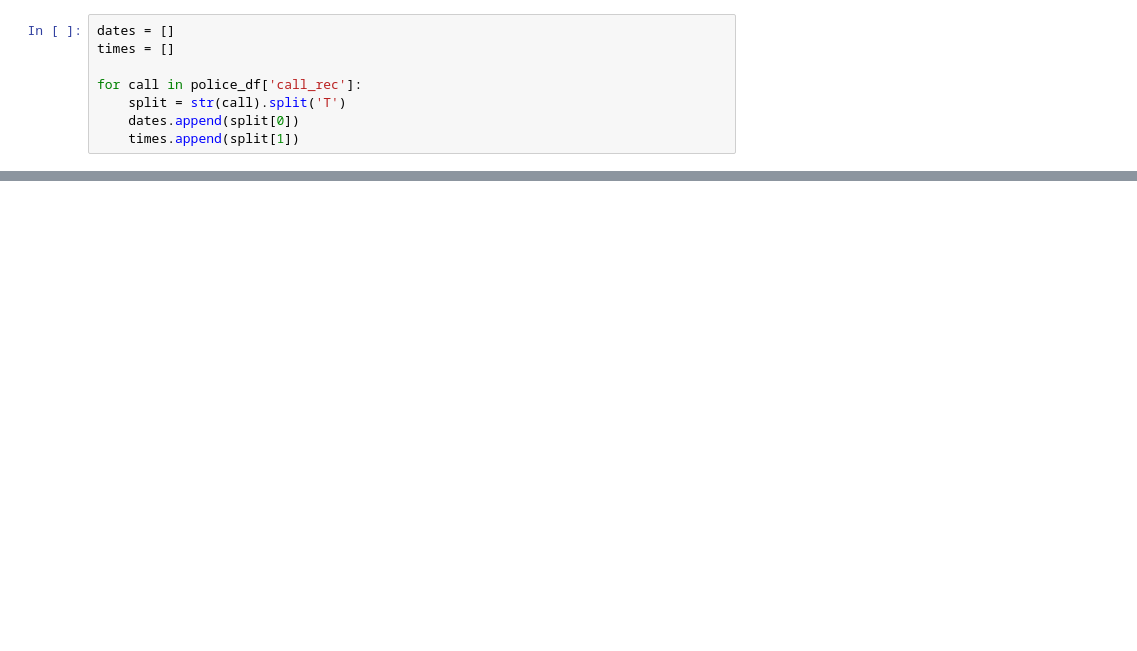
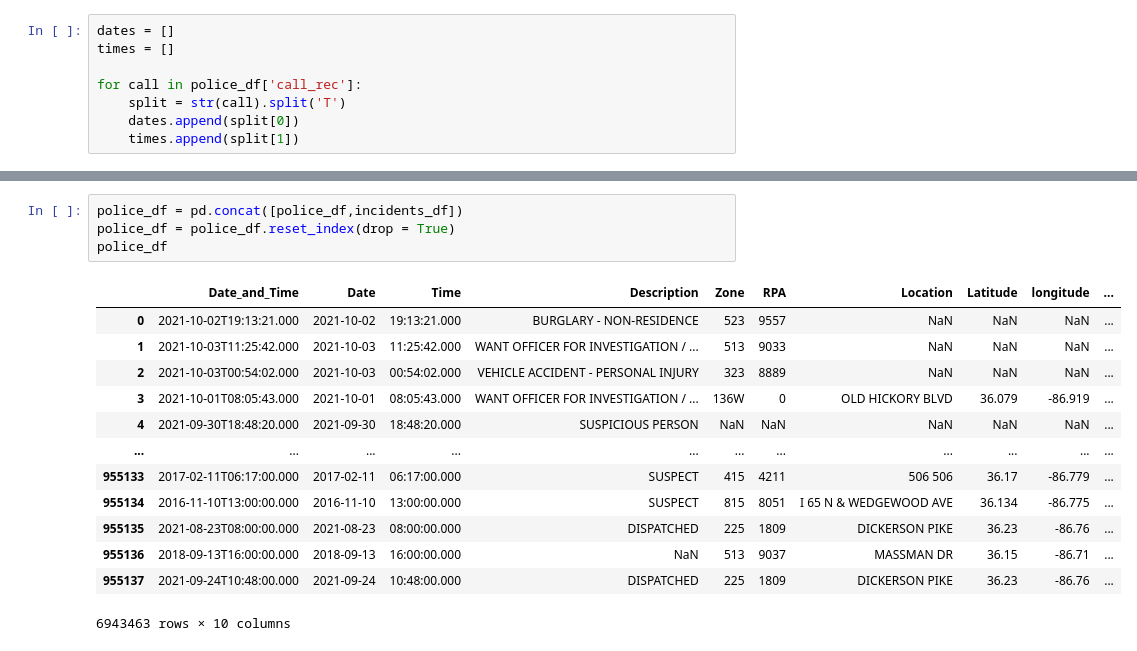
Before and after one commit to NSS-Full-Time-Data-Analytics-11/api-project-Joshua-Clugston, a Jupyter notebook: notebook/api_stretch_and_bonus.ipynb, the cells around one changed output, grey strips where cells are left out. Cells and saved outputs as stored; diff of their text form; blank space fills up the shorter version.

```diff
--- a/notebook/api_stretch_and_bonus.ipynb
+++ b/notebook/api_stretch_and_bonus.ipynb
@@ -81,0 +315,18 @@ police_df
+# %%
+police_df = pd.concat([police_df,incidents_df])
+police_df = police_df.reset_index(drop = True)
+police_df
+# %% [output]
+|  | Date_and_Time | Date | Time | Description | Zone | RPA | Location | Latitude | longitude | ... |
+| 0 | 2021-10-02T19:13:21.000 | 2021-10-02 | 19:13:21.000 | BURGLARY - NON-RESIDENCE | 523 | 9557 | NaN | NaN | NaN | ... |
+| 1 | 2021-10-03T11:25:42.000 | 2021-10-03 | 11:25:42.000 | WANT OFFICER FOR INVESTIGATION / ... | 513 | 9033 | NaN | NaN | NaN | ... |
+| 2 | 2021-10-03T00:54:02.000 | 2021-10-03 | 00:54:02.000 | VEHICLE ACCIDENT - PERSONAL INJURY | 323 | 8889 | NaN | NaN | NaN | ... |
+| 3 | 2021-10-01T08:05:43.000 | 2021-10-01 | 08:05:43.000 | WANT OFFICER FOR INVESTIGATION / ... | 136W | 0 | OLD HICKORY BLVD | 36.079 | -86.919 | ... |
+| 4 | 2021-09-30T18:48:20.000 | 2021-09-30 | 18:48:20.000 | SUSPICIOUS PERSON | NaN | NaN | NaN | NaN | NaN | ... |
+| ... | ... | ... | ... | ... | ... | ... | ... | ... | ... | ... |
+| 955133 | 2017-02-11T06:17:00.000 | 2017-02-11 | 06:17:00.000 | SUSPECT | 415 | 4211 | 506 506 | 36.17 | -86.779 | ... |
+| 955134 | 2016-11-10T13:00:00.000 | 2016-11-10 | 13:00:00.000 | SUSPECT | 815 | 8051 | I 65 N & WEDGEWOOD AVE | 36.134 | -86.775 | ... |
+| 955135 | 2021-08-23T08:00:00.000 | 2021-08-23 | 08:00:00.000 | DISPATCHED | 225 | 1809 | DICKERSON PIKE | 36.23 | -86.76 | ... |
+| 955136 | 2018-09-13T16:00:00.000 | 2018-09-13 | 16:00:00.000 | NaN | 513 | 9037 | MASSMAN DR | 36.15 | -86.71 | ... |
+| 955137 | 2021-09-24T10:48:00.000 | 2021-09-24 | 10:48:00.000 | DISPATCHED | 225 | 1809 | DICKERSON PIKE | 36.23 | -86.76 | ... |
+6943463 rows × 10 columns
```
Also changed, not shown: parts of 27 cells of this notebook, 1 other file.
